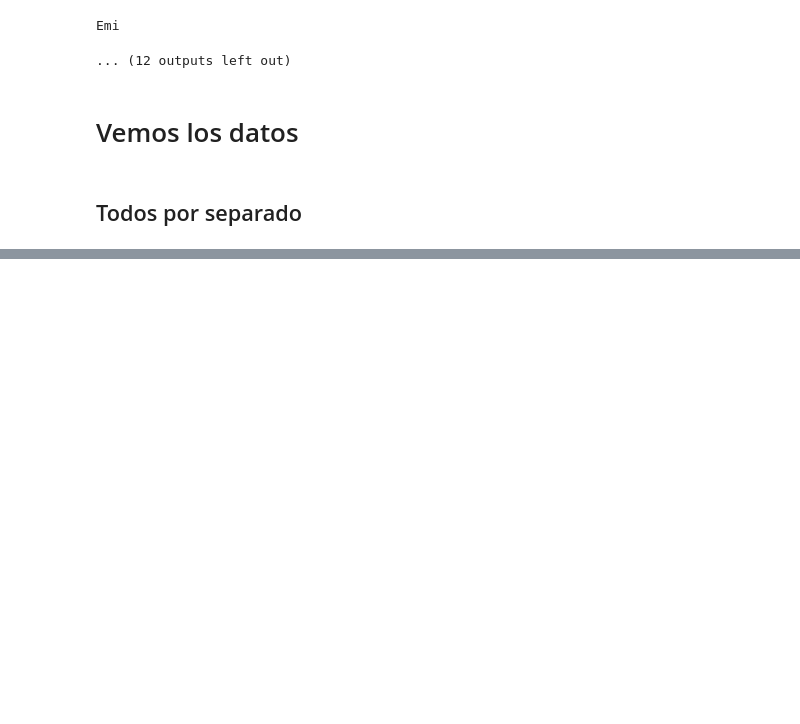
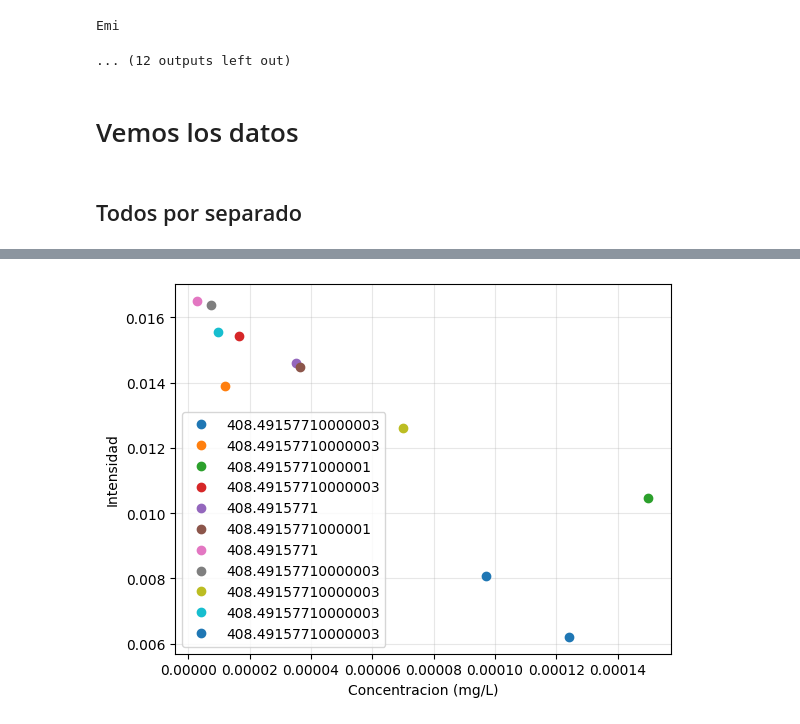
Before and after one commit to BernardoPironio/Espectrometria-difractiva, a Jupyter notebook: analisis_2.ipynb, the cells around one changed output, grey strips where cells are left out. Cells and saved outputs as stored; diff of their text form; code cells hidden in the pictures; blank space fills up the shorter version.

```diff
--- a/analisis_2.ipynb
+++ b/analisis_2.ipynb
@@ -188,0 +191,26 @@ plt.show()
+# %%
+l = 1000
+plt.figure()
+for i in range(0, len(lamb_emi[:-1])):
+    # Definimos la referencia
+    Int_emi_ref, err_Int_emi_ref = np.array(I_emi[-1])
+    Int_abs_ref, err_Int_abs_ref = np.array(I_abs[-1])
+
+    lamb_emi_j, err_lamb_emi_j = np.array(lamb_emi[i])
+    Int_emi_j, err_Int_emi_j = np.array(I_emi[i])
+
+    lamb_abs_j, err_lamb_abs_j = np.array(lamb_abs[i])
+    Int_abs_j, err_Int_abs_j = np.array(I_abs[i])
+
+    # Definimos las varibles que contienen a la longitud de onda
+    lambda_ = lamb_emi_j[l]
+    Int_lamb_emi, err_Int_lamb_emi = Int_emi_j[l], err_Int_emi_j[l]
+    plt.plot(float(conc[i]) , Int_lamb_emi, 'o', label = lambda_)
+    plt.xlabel('Concentracion (mg/L)')
+    plt.ylabel(f'Intensidad')
+    plt.legend()
+
+    plt.grid(alpha = 0.3)
+plt.show()
+# %% [output]
+[figure, added]
```
Also changed, not shown: parts of 6 cells of this notebook, 2 other files.
